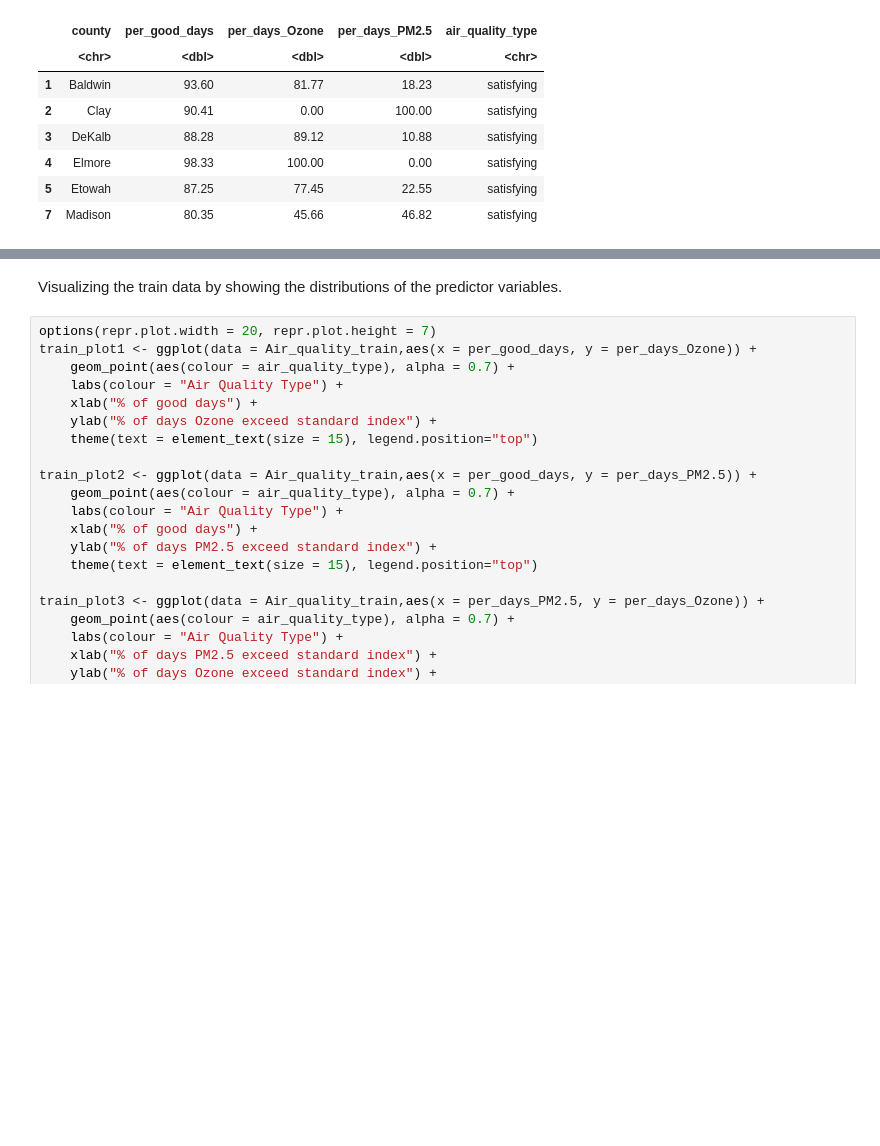
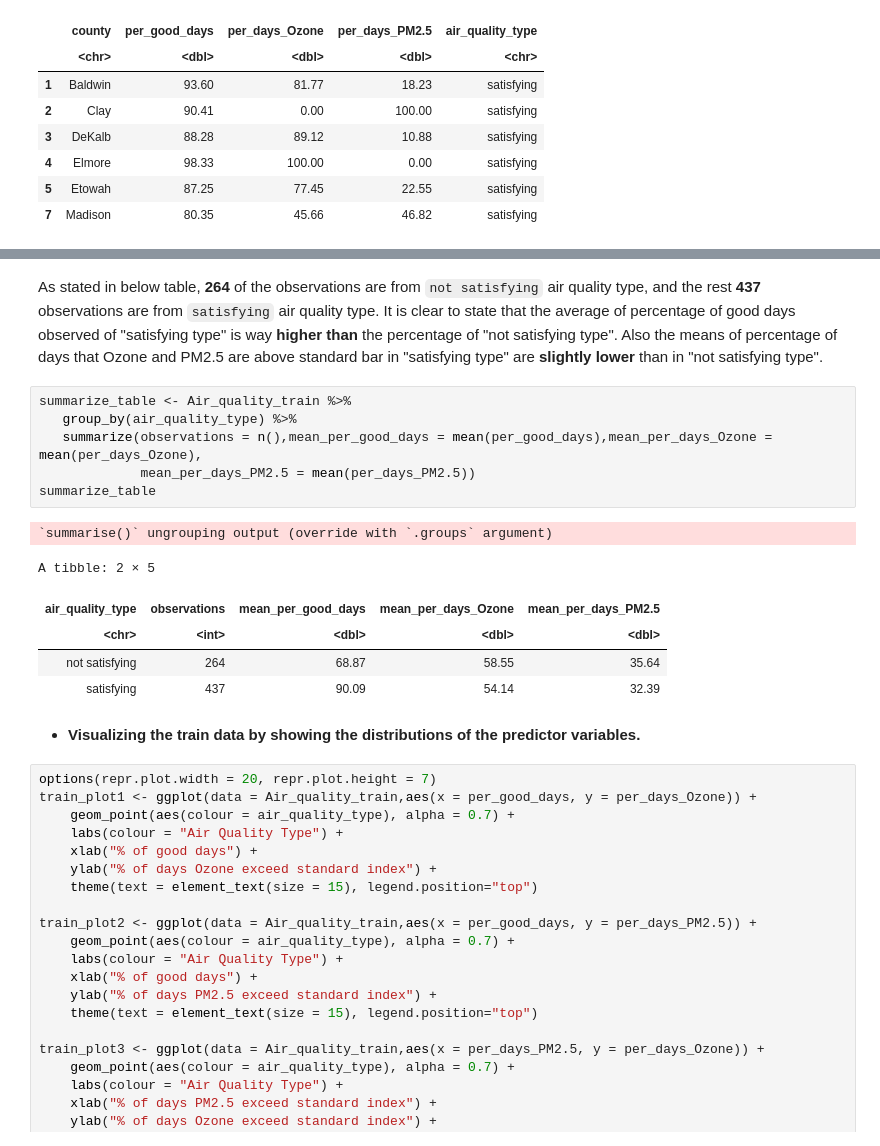
Before and after one commit to Hansen0014/Air-quality-data, a Jupyter notebook: Proposal.ipynb, the cells around one changed output, grey strips where cells are left out. Cells and saved outputs as stored; diff of their text form; blank space fills up the shorter version.

Commit message:
Preliminary exploratory data analysis finished

```diff
--- a/Proposal.ipynb
+++ b/Proposal.ipynb
@@ -99,5 +108,20 @@ A data.frame: 6 × 5
+# %% [markdown]
+As stated in below table, **264** of the observations are from `not satisfying` air quality type, and the rest **437** observations are from `satisfying` air quality type. It is clear to state that the average of percentage of good days observed of "satisfying type" is way **higher than** the percentage of  "not satisfying type". Also the means of percentage of days that Ozone and PM2.5 are above standard bar in "satisfying type" are **slightly lower** than in "not satisfying type".
+# %%
+summarize_table <- Air_quality_train %>%
+   group_by(air_quality_type) %>%
+   summarize(observations = n(),mean_per_good_days = mean(per_good_days),mean_per_days_Ozone = mean(per_days_Ozone),
+             mean_per_days_PM2.5 = mean(per_days_PM2.5))
+summarize_table
+# %% [output]
+`summarise()` ungrouping output (override with `.groups` argument)
+A tibble: 2 × 5
+| air_quality_type | observations | mean_per_good_days | mean_per_days_Ozone | mean_per_days_PM2.5 |
+| <chr> | <int> | <dbl> | <dbl> | <dbl> |
+| not satisfying | 264 | 68.87 | 58.55 | 35.64 |
+| satisfying | 437 | 90.09 | 54.14 | 32.39 |
 # %% [markdown]
-Visualizing the train data by showing the distributions of the predictor variables.
+* **Visualizing the train data by showing the distributions of the predictor variables.**
 # %%
 options(repr.plot.width = 20, repr.plot.height = 7)
 train_plot1 <- ggplot(data = Air_quality_train,aes(x = per_good_days, y = per_days_Ozone)) +
```
Also changed, not shown: parts of 4 cells of this notebook.
